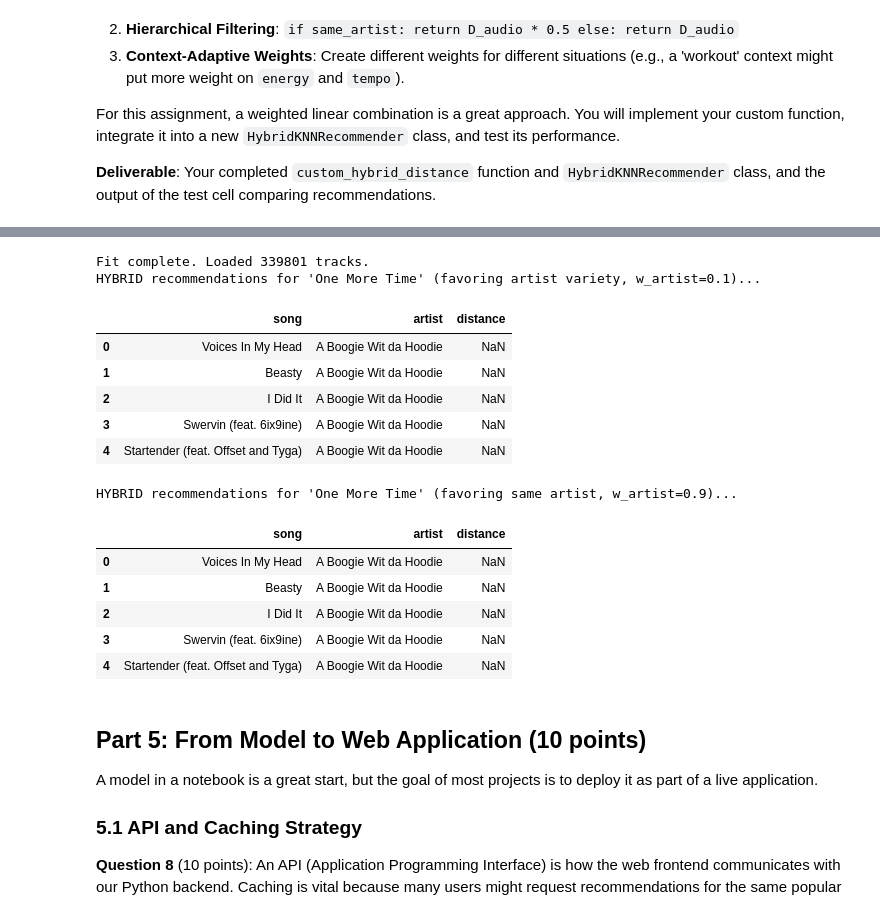
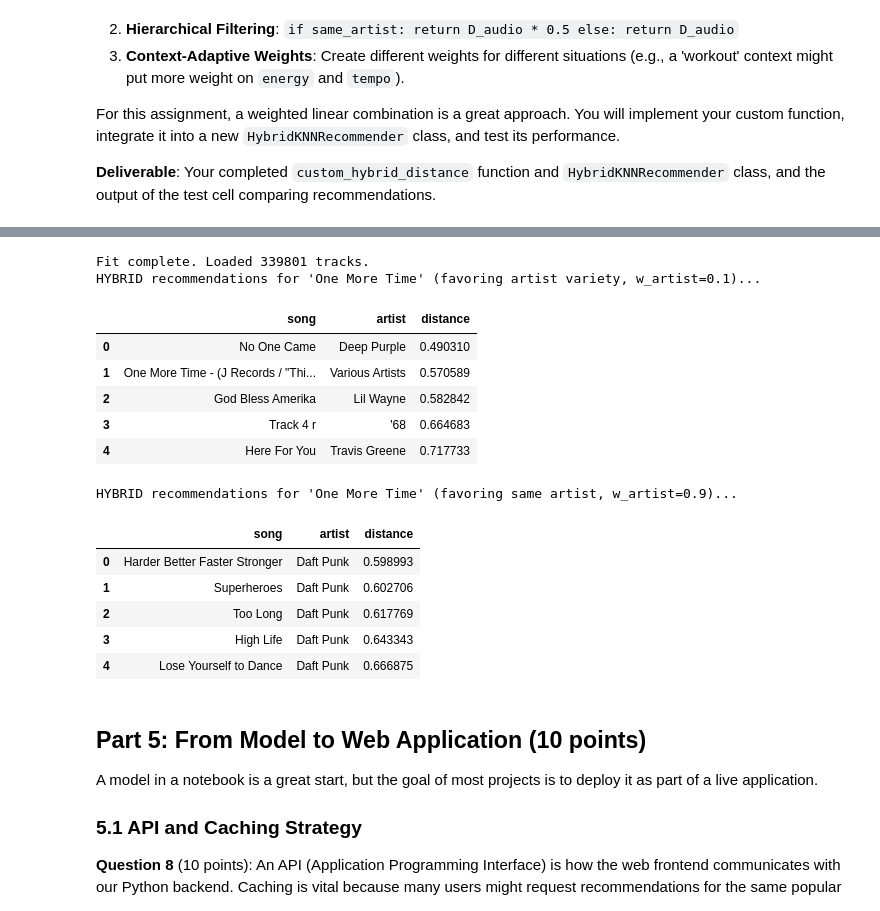
Before and after one commit to N172DZ/learn-ml-by-building, a Jupyter notebook: Project 1 KNN Music Recommender/p01-Music-Recommender.ipynb, the cells around one changed output, grey strips where cells are left out. Saved outputs shown, nothing was run; the diff lists cells and outputs as text; code cells hidden in the pictures.

```diff
--- a/Project 1 KNN Music Recommender/p01-Music-Recommender.ipynb
+++ b/Project 1 KNN Music Recommender/p01-Music-Recommender.ipynb
@@ -382,8 +382,8 @@ class KNNRecommender:
             5.196152422706632
         """
         # --- YOUR IMPLEMENTATION GOES HERE ---
-        squared_diff = (a - b) ** 2
-        euclidean_dist = np.sqrt(np.sum(squared_diff))
+        squared_diff = np.abs((a - b) ** 2)
+        euclidean_dist = np.sqrt(squared_diff.sum())
         return float(euclidean_dist)
         # --- SOLUTION ---
         pass
@@ -587,8 +587,8 @@ class FeatureScaler:
         """
         # --- SOLUTION ---
         # DONE: Implement
-        self.mean = np.mean(X, axis=0)
-        self.std = np.std(X, axis=0)
+        self.mean = np.nanmean(X, axis=0)
+        self.std = np.nanstd(X, axis=0)
         # Replace any zero std with 1.0 to avoid division-by-zero later
         self.std = np.where(self.std == 0, 1.0, self.std)
 
@@ -842,16 +846,12 @@ def custom_hybrid_distance(track_a_data, track_b_data, audio_features_a, audio_f
         - Artist similarity (same artist = lower distance)
         - You could also consider: genre, year, popularity, etc.
     """
-    # TODO: Implement your hybrid distance
+    # DONE: Implement your hybrid distance
 
     # D_hybrid = w1 * D_audio + w2 * D_artist_penalty
     d_audio = KNNRecommender.euclidean_distance(audio_features_a, audio_features_b)
-    if track_a_data['artist'] == track_b_data['artist']:
-        d_artist = 0.5 * d_audio
-    else:
-        d_artist = d_audio
-
-    d_hybrid = w_artist * d_audio + (1 - w_artist) * d_artist
+    artist_penalty = 0.5 if track_a_data['artist'] == track_b_data['artist'] else 1.0
+    d_hybrid = (1-w_artist) * d_audio + w_artist * artist_penalty
     return d_hybrid
 
 
@@ -876,7 +876,7 @@ class HybridKNNRecommender(KNNRecommender):
             raise ValueError(f"Track ID {track_id} not found.")
 
         # --- YOUR IMPLEMENTATION GOES HERE ---
-        # TODO: Implement hybrid k-NN search
+        # DONE: Implement hybrid k-NN search
         # 1. Get query track's features and metadata
         # 2. For each other track:
         #    - Calculate hybrid distance using custom_hybrid_distance
@@ -892,7 +892,8 @@ class HybridKNNRecommender(KNNRecommender):
                 track_a_data=self.item_profile.iloc[query_index],
                 track_b_data=self.item_profile.iloc[i],
                 audio_features_a=query_vector,
-                audio_features_b=self.features_matrix[i],                w_artist=w_artist
+                audio_features_b=self.features_matrix[i],
+                w_artist=w_artist
             )
             distances.append((dist, self.item_profile['id'].iloc[i]))
         distances.sort(key=lambda x: x[0])  # Sort by distance
@@ -907,45 +908,45 @@ def get_rec_metadata(rec_tuples, tracks_df):
     for dist, tid in rec_tuples:
         track = tracks_df[tracks_df['id'] == tid]
         if not track.empty:
             rec_data.append({
                 'song': track.iloc[0]['song'],
                 'artist': track.iloc[0]['artist'],
                 'distance': dist
             })
     return pd.DataFrame(rec_data)
 
 # Initialize and fit the hybrid recommender
 hybrid_recommender = HybridKNNRecommender(k=5)
 hybrid_recommender.fit(scaled_tracks_df, feature_columns=audio_features)
 
 query_song = tracks_df[tracks_df['artist'] == 'Daft Punk'].iloc[0]
 query_track_id = query_song['id']
 
 # Get recommendations favoring variety
 print(f"HYBRID recommendations for '{query_song['song']}' (favoring artist variety, w_artist=0.1)...")
 hybrid_recs_variety = hybrid_recommender.find_neighbors(query_track_id, w_artist=0.1)
 display(get_rec_metadata(hybrid_recs_variety, tracks_df))
 
 # Get recommendations favoring the same artist
 print(f"\nHYBRID recommendations for '{query_song['song']}' (favoring same artist, w_artist=0.9)...")
 hybrid_recs_same = hybrid_recommender.find_neighbors(query_track_id, w_artist=0.9)
 display(get_rec_metadata(hybrid_recs_same, tracks_df))
 # %% [output]
 Fit complete. Loaded 339801 tracks.
 HYBRID recommendations for 'One More Time' (favoring artist variety, w_artist=0.1)...
 |  | song | artist | distance |
-| 0 | Voices In My Head | A Boogie Wit da Hoodie | NaN |
-| 1 | Beasty | A Boogie Wit da Hoodie | NaN |
-| 2 | I Did It | A Boogie Wit da Hoodie | NaN |
-| 3 | Swervin (feat. 6ix9ine) | A Boogie Wit da Hoodie | NaN |
-| 4 | Startender (feat. Offset and Tyga) | A Boogie Wit da Hoodie | NaN |
+| 0 | No One Came | Deep Purple | 0.490310 |
+| 1 | One More Time - (J Records / "Thi... | Various Artists | 0.570589 |
+| 2 | God Bless Amerika | Lil Wayne | 0.582842 |
+| 3 | Track 4 r | '68 | 0.664683 |
+| 4 | Here For You | Travis Greene | 0.717733 |
 HYBRID recommendations for 'One More Time' (favoring same artist, w_artist=0.9)...
 |  | song | artist | distance |
-| 0 | Voices In My Head | A Boogie Wit da Hoodie | NaN |
-| 1 | Beasty | A Boogie Wit da Hoodie | NaN |
-| 2 | I Did It | A Boogie Wit da Hoodie | NaN |
-| 3 | Swervin (feat. 6ix9ine) | A Boogie Wit da Hoodie | NaN |
-| 4 | Startender (feat. Offset and Tyga) | A Boogie Wit da Hoodie | NaN |
+| 0 | Harder Better Faster Stronger | Daft Punk | 0.598993 |
+| 1 | Superheroes | Daft Punk | 0.602706 |
+| 2 | Too Long | Daft Punk | 0.617769 |
+| 3 | High Life | Daft Punk | 0.643343 |
+| 4 | Lose Yourself to Dance | Daft Punk | 0.666875 |
 # %% [markdown]
 <a id='part5'></a>
 ## Part 5: From Model to Web Application (10 points)
```
Also changed, not shown: parts of 8 cells of this notebook, 1 other file.
